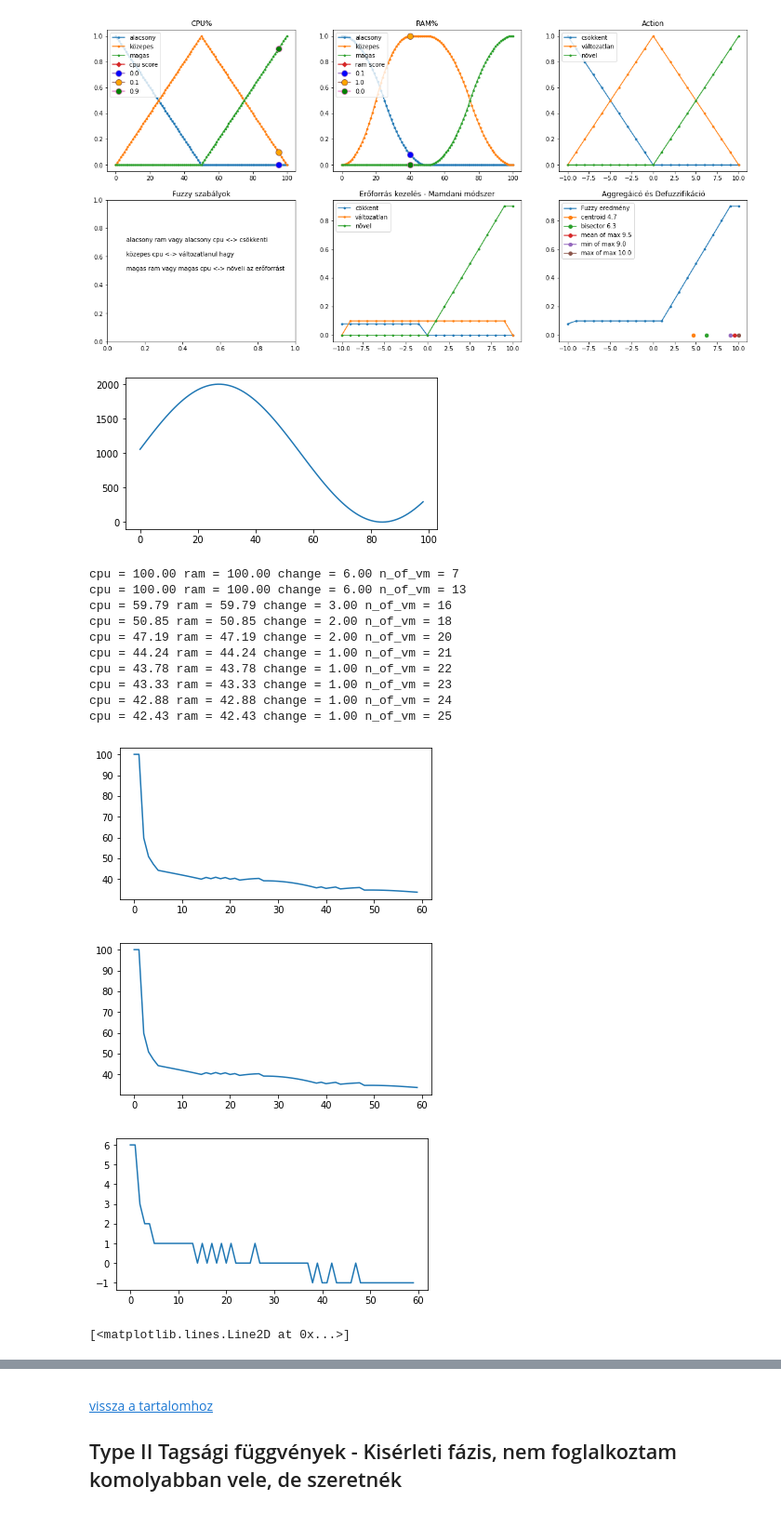
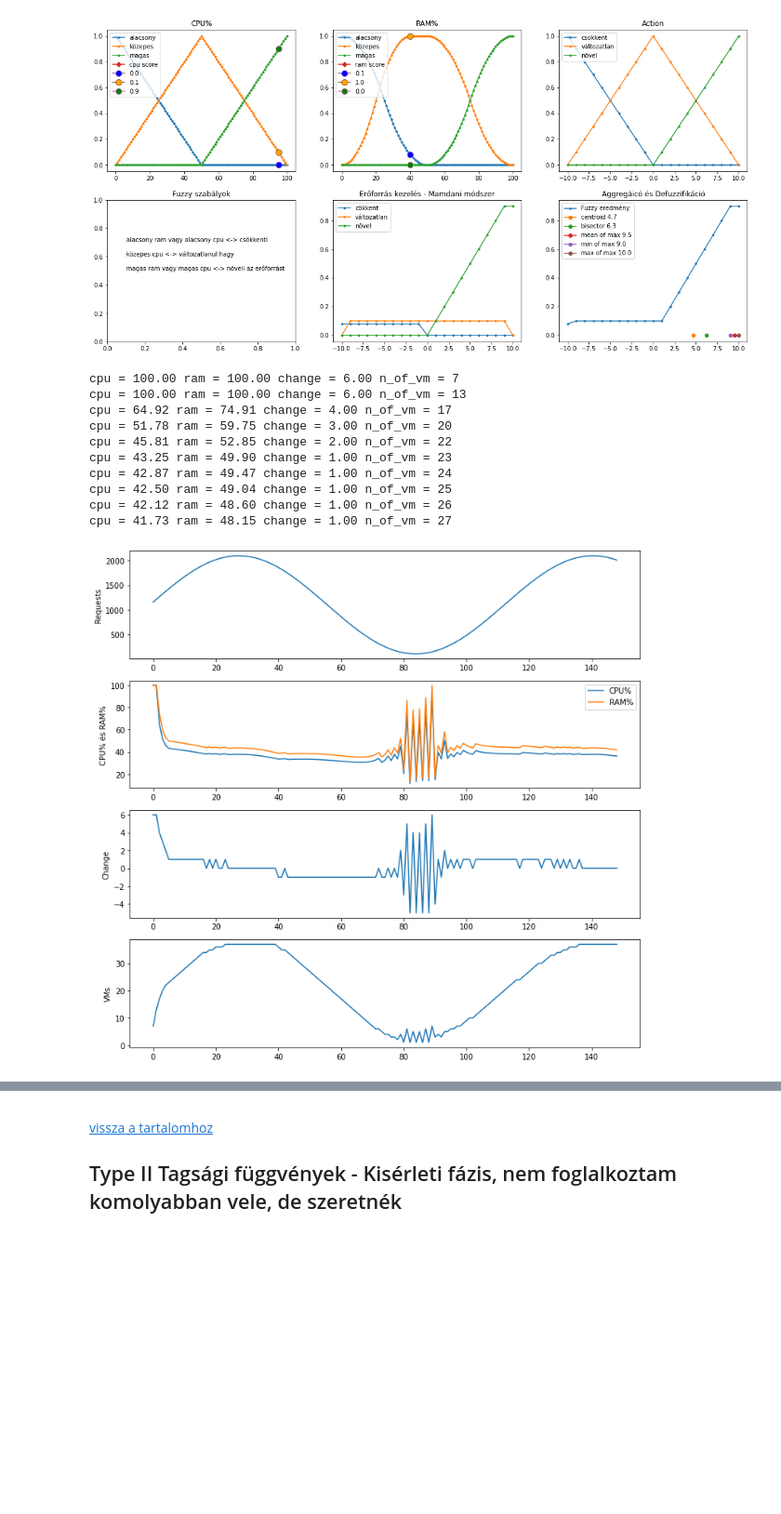
Before and after one commit to JoDeMiro/FuzzyBevezetes, a Jupyter notebook: Python_Fuzzy_Bemutató_a_Tanárnőnek_9_Interactive.ipynb, the cells around one changed output, grey strips where cells are left out. Shown at 93% size. Drawn from its saved outputs; the diff is of its cells as text; code cells hidden in the pictures; blank space fills up the shorter version.

```diff
--- a/Python_Fuzzy_Bemutató_a_Tanárnőnek_9_Interactive.ipynb
+++ b/Python_Fuzzy_Bemutató_a_Tanárnőnek_9_Interactive.ipynb
@@ -1983,15 +1983,13 @@ def demo_simulation(cpu_, ram_):
 
   return sim
 # %%
+#@title
 number_of_vm = 1;
 
-time = np.arange(1, 100, 1)
+time = np.arange(1, 150, 1)
 
-request = (np.sin(time/18) + 1) * 1000
-# request = (np.sin(time/30) + 1) * 1000
+request = (np.sin(time/18) + 1) * 1000 + 100
 
-plt.plot(request)
-plt.show()
 
 # tárolók amely majd a vizualizációhoz kell
 _change = []
@@ -2002,14 +2000,14 @@ _number_of_vm = []
 
 # itt kezdődik majd a for ciklus a time-ra
 
-for i in range(60):
+for i in range(149):
   cpu = (request[i]/(number_of_vm*1.5))
   if cpu >= 100:
     cpu = 100
   elif cpu <= 0:
     cpu = 0
 
-  ram = (request[i]/(number_of_vm*1.5))
+  ram = (request[i]/(number_of_vm*1.3))
   if ram >= 100:
     ram = 100
   elif ram <= 0:
@@ -2021,51 +2019,49 @@ for i in range(60):
   change = result.output['change']
 
   change = round(change, 0)
 
 
   # Itt csatoljuk vissza a Fuzzy álltal adott javaslatot a gépek
   # erőforrások számára, azzal, hogy ténylegesen megváltoztatjuk
   # az erőforrások számát
 
   number_of_vm = number_of_vm + change
 
 
   if number_of_vm <= 1:
     number_of_vm = 1
   if number_of_vm >= 40:
     number_of_vm = 40
 
   # csak ez első tíz lépésnél íratom ki az eredmények bemutató célból
   if( i < 10):
     print('cpu = {:.2f} ram = {:.2f} change = {:.2f} n_of_vm = {:.0f}'.
           format(cpu, ram, change, number_of_vm))
 
   # historikus elemzés céljából eltárolom az adatokat
   _cpu.append(cpu)
   _ram.append(ram)
   _change.append(change)
   _number_of_vm.append(number_of_vm)
 
-plt.plot(_cpu)
+_y = 12; _x = 12
+fig, ax = plt.subplots(4, figsize=(_y, _x))
+ax[0].plot(request); ax[0].set_ylabel('Requests')
+ax[1].plot(_cpu, label = 'CPU%'); ax[1].set_ylabel('CPU% és RAM%')
+ax[1].plot(_ram, label = 'RAM%'); ax[1].legend()
+ax[2].plot(_change); ax[2].set_ylabel('Change')
+ax[3].plot(_number_of_vm); ax[3].set_ylabel('VMs')
+
 plt.show()
-plt.plot(_ram)
-plt.show()
-plt.plot(_change)
-plt.show()
-plt.plot(_number_of_vm)
 # %% [output]
+cpu = 100.00 ram = 100.00 change = 6.00 n_of_vm = 7
+cpu = 100.00 ram = 100.00 change = 6.00 n_of_vm = 13
+cpu = 64.92 ram = 74.91 change = 4.00 n_of_vm = 17
+cpu = 51.78 ram = 59.75 change = 3.00 n_of_vm = 20
+cpu = 45.81 ram = 52.85 change = 2.00 n_of_vm = 22
+cpu = 43.25 ram = 49.90 change = 1.00 n_of_vm = 23
+cpu = 42.87 ram = 49.47 change = 1.00 n_of_vm = 24
+cpu = 42.50 ram = 49.04 change = 1.00 n_of_vm = 25
+cpu = 42.12 ram = 48.60 change = 1.00 n_of_vm = 26
+cpu = 41.73 ram = 48.15 change = 1.00 n_of_vm = 27
-[figure, old version]
+[figure, new version]
-cpu = 100.00 ram = 100.00 change = 6.00 n_of_vm = 7
-cpu = 100.00 ram = 100.00 change = 6.00 n_of_vm = 13
-cpu = 59.79 ram = 59.79 change = 3.00 n_of_vm = 16
-cpu = 50.85 ram = 50.85 change = 2.00 n_of_vm = 18
-cpu = 47.19 ram = 47.19 change = 2.00 n_of_vm = 20
-cpu = 44.24 ram = 44.24 change = 1.00 n_of_vm = 21
-cpu = 43.78 ram = 43.78 change = 1.00 n_of_vm = 22
-cpu = 43.33 ram = 43.33 change = 1.00 n_of_vm = 23
-cpu = 42.88 ram = 42.88 change = 1.00 n_of_vm = 24
-cpu = 42.43 ram = 42.43 change = 1.00 n_of_vm = 25
-[figure, removed]
-[figure, removed]
-[figure, removed]
-[<matplotlib.lines.Line2D at 0x...>]
```
Also changed, not shown: parts of 1 cell of this notebook.
